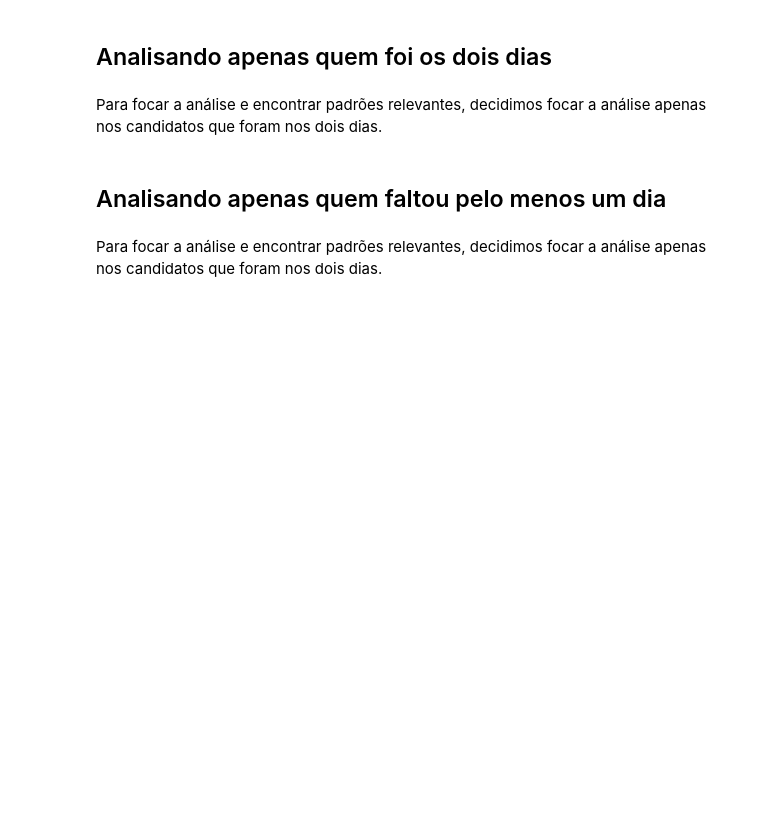
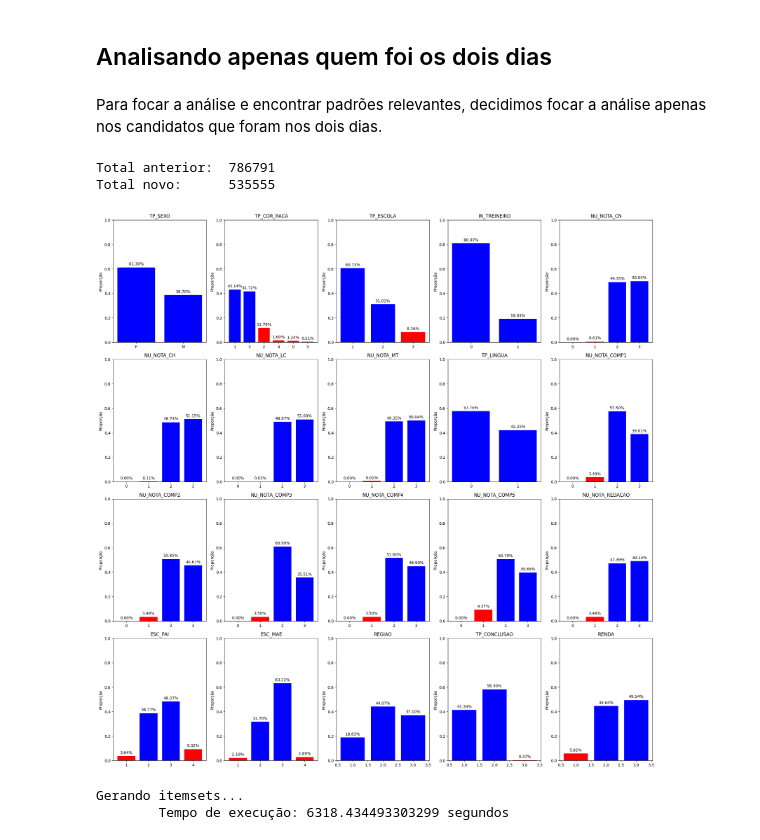
Before and after one commit to PedroGiacomin/data-mining, a Jupyter notebook: project-1/modeling_new_transformations.ipynb, the cells around one changed output. Drawn from its saved outputs; the diff is of its cells as text; code cells hidden in the pictures; blank space fills up the shorter version.

```diff
--- a/project-1/modeling_new_transformations.ipynb
+++ b/project-1/modeling_new_transformations.ipynb
@@ -333,48 +342,36 @@ Para focar a análise e encontrar padrões relevantes, decidimos focar a anális
 # %%
 from utils import plot_barras_categoricas
 
+cols_drop = ['TP_PRESENCA_DIA2', 'TP_PRESENCA_DIA1', 'INTERNET']
+
 df_apenas_presentes = df[(df.TP_PRESENCA_DIA1 == '1') & (df.TP_PRESENCA_DIA2 == '1')].copy()
-df_apenas_presentes.drop(columns=['TP_PRESENCA_DIA2', 'TP_PRESENCA_DIA1'], inplace=True)
+df_apenas_presentes.drop(columns=cols_drop, inplace=True)
 print(f'Total anterior:\t {len(df)}')
 print(f'Total novo:\t {len(df_apenas_presentes)}')
 
-plot_barras_categoricas(df_apenas_presentes, min_sup=0.3)
+plot_barras_categoricas(df_apenas_presentes, min_sup=0.18)
+# %% [output]
+Total anterior:  786791
+Total novo:      535555
+[figure, added]
 # %%
 from mlxtend.frequent_patterns import apriori, fpgrowth
 from mlxtend.frequent_patterns import association_rules
 import time
 
+df_binario = pd.get_dummies(df_apenas_presentes, prefix_sep='_', dtype=bool)
+
 # 1. Gerar itemsets frequentes usando FP-Growth
 print('Gerando itemsets...')
 
 start_time = time.time()
-frequent_itemsets = fpgrowth(df_binario, min_support=0.33, use_colnames=True)
+frequent_itemsets = fpgrowth(df_binario, min_support=0.18, use_colnames=True)
 end_time = time.time()
 print(f"\tTempo de execução: {end_time - start_time} segundos")
 
-# 2. Visualizar os itemsets frequentes
-# print(frequent_itemsets)
-
-# 3. Gerar regras de associação a partir dos itemsets
-start_time = time.time()
-regras = association_rules(frequent_itemsets, metric="confidence", min_threshold=0.5)
-end_time = time.time()
-print(f"\tTempo de execução: {end_time - start_time} segundos")
-
-# 4. Visualizar as regras
-# print(regras[['antecedents', 'consequents', 'support', 'confidence', 'lift']])
-
-qte_padroes_freq = len(frequent_itemsets)
-qte_regras = len(regras)
-
-print(f'Padrões Frequentes: \t {qte_padroes_freq}')
-print(f'Regras de Associação: \t {qte_regras}')
-
 # Exporta pra csv
 RESULTS_PATH = Path().resolve() / 'results'
-frequent_itemsets.to_csv(RESULTS_PATH / 'freq_itemsets_presentes_33.csv')
-regras.to_csv(RESULTS_PATH / 'regras_presentes_33_conf50.csv')
+frequent_itemsets.to_csv(RESULTS_PATH / 'freq_itemsets_presentes_08.csv')
+# %% [output]
+Gerando itemsets...
+        Tempo de execução: 6318.434493303299 segundos
-# %% [markdown]
-## Analisando apenas quem faltou pelo menos um dia
-# %% [markdown]
-Para focar a análise e encontrar padrões relevantes, decidimos focar a análise apenas nos candidatos que foram nos dois dias.
```
Also changed, not shown: parts of 26 cells of this notebook.
